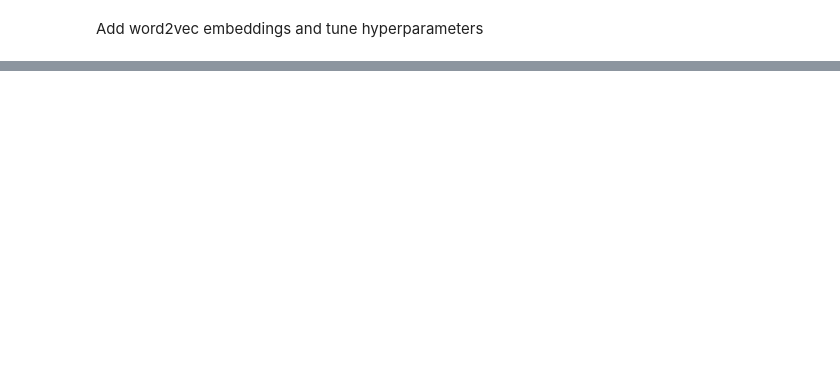
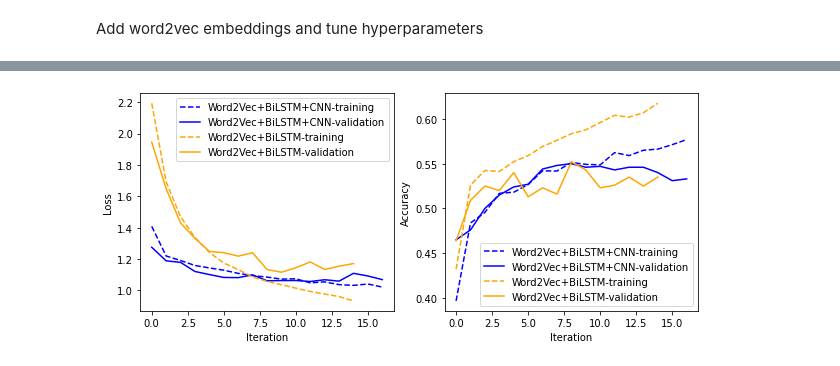
Before and after one commit to nikhilnanda21/yelp-is-all-you-need, a Jupyter notebook: Project1/4332_P1_RNN.ipynb, the cells around one changed output, grey strips where cells are left out. Cells and saved outputs as stored; diff of their text form; code cells hidden in the pictures; blank space fills up the shorter version.

```diff
--- a/Project1/4332_P1_RNN.ipynb
+++ b/Project1/4332_P1_RNN.ipynb
@@ -525,0 +774,26 @@ Add word2vec embeddings and tune hyperparameters
+# %%
+os.makedirs("models", exist_ok=True)
+checkpointer = keras.callbacks.ModelCheckpoint(
+    filepath=os.path.join("models", "weights_word2vec_cnn.hdf5"),
+    monitor="val_accuracy",
+    verbose=1,
+    save_best_only=True)
+earlystopping = keras.callbacks.EarlyStopping(
+    monitor='val_loss',
+    patience=5,
+    verbose=1)
+
+np.random.seed(0)
+tf.random.set_seed(0)
+word2vec_bilstm_cnn_history = model.fit(train_feats_matrix, train_label_matrix,
+                                    validation_split=0.1,
+                                    epochs=100, batch_size=100, verbose=1,
+                                    callbacks=[checkpointer, earlystopping])
+model = keras.models.load_model(os.path.join("models", "weights_word2vec_cnn.hdf5"))
+
+train_score = model.evaluate(train_feats_matrix, train_label_matrix,
+                             batch_size=100)
+valid_score = model.evaluate(valid_feats_matrix, valid_label_matrix,
+                            batch_size=100)
+print("training loss:", train_score[0], "training accuracy", train_score[1])
+print("valid loss:", valid_score[0], "valid accuracy", valid_score[1])
@@ -525,0 +818,21 @@ Add word2vec embeddings and tune hyperparameters
+# %%
+plt.figure(figsize=(10,4))
+plt.subplot(1,2,1)
+plt.plot(word2vec_bilstm_cnn_history.history["loss"], label="Word2Vec+BiLSTM+CNN-training", color="blue", linestyle="dashed")
+plt.plot(word2vec_bilstm_cnn_history.history["val_loss"], label="Word2Vec+BiLSTM+CNN-validation", color="blue")
+plt.plot(word2vec_bilstm_history.history["loss"], label="Word2Vec+BiLSTM-training", color="orange", linestyle="dashed")
+plt.plot(word2vec_bilstm_history.history["val_loss"], label="Word2Vec+BiLSTM-validation", color="orange")
+plt.xlabel("Iteration")
+plt.ylabel("Loss")
+plt.legend()
+plt.subplot(1,2,2)
+plt.plot(word2vec_bilstm_cnn_history.history["accuracy"], label="Word2Vec+BiLSTM+CNN-training", color="blue", linestyle="dashed")
+plt.plot(word2vec_bilstm_cnn_history.history["val_accuracy"], label="Word2Vec+BiLSTM+CNN-validation", color="blue")
+plt.plot(word2vec_bilstm_history.history["accuracy"], label="Word2Vec+BiLSTM-training", color="orange", linestyle="dashed")
+plt.plot(word2vec_bilstm_history.history["val_accuracy"], label="Word2Vec+BiLSTM-validation", color="orange")
+plt.xlabel("Iteration")
+plt.ylabel("Accuracy")
+plt.legend()
+plt.show()
+# %% [output]
+[figure, added]
```
Also changed, not shown: parts of 21 cells of this notebook.
